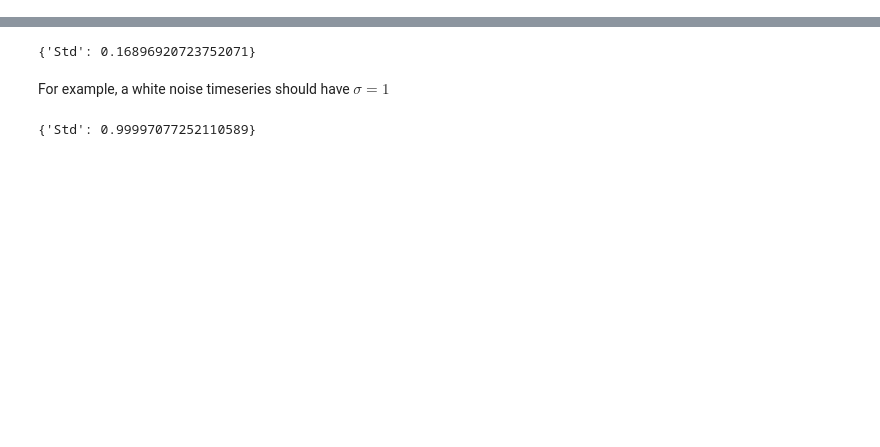
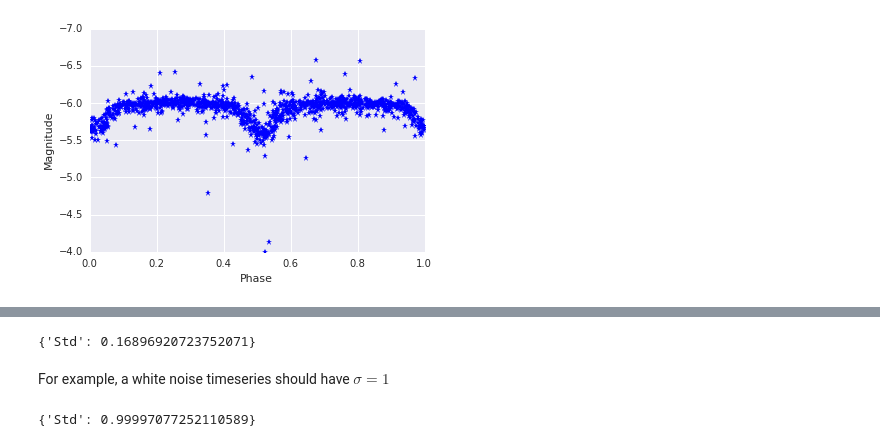
Before and after one commit to isadoranun/time-series-feats, a Jupyter notebook: FeaturesDocumentation.ipynb, the cells around one changed output, grey strips where cells are left out. Cells and saved outputs as stored; diff of their text form; code cells hidden in the pictures; blank space fills up the shorter version.

```diff
--- a/FeaturesDocumentation.ipynb
+++ b/FeaturesDocumentation.ipynb
@@ -58,0 +44,10 @@ plt.ylabel("Magnitude")
+# %%
+T = 2 * 0.93697446
+new_b=np.mod(mjd, T) / T;
+idx=np.argsort(2*new_b)
+plt.plot( new_b, data, 'b*')
+plt.xlabel("Phase")
+plt.ylabel("Magnitude")
+plt.gca().invert_yaxis()
+# %% [output]
+[figure, added]
```
Also changed, not shown: parts of 15 cells of this notebook, 4 other files.
